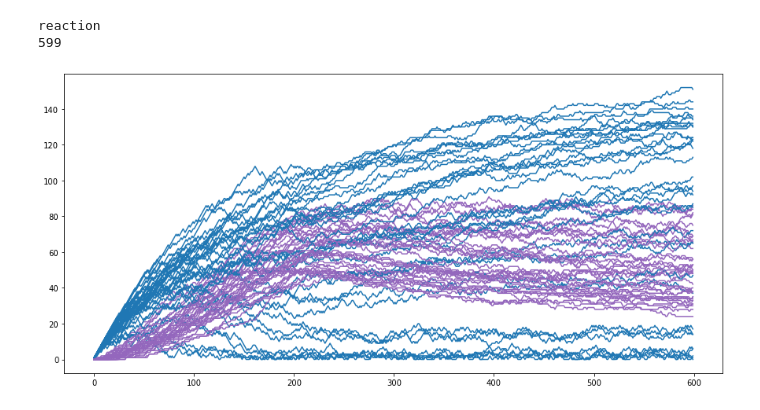
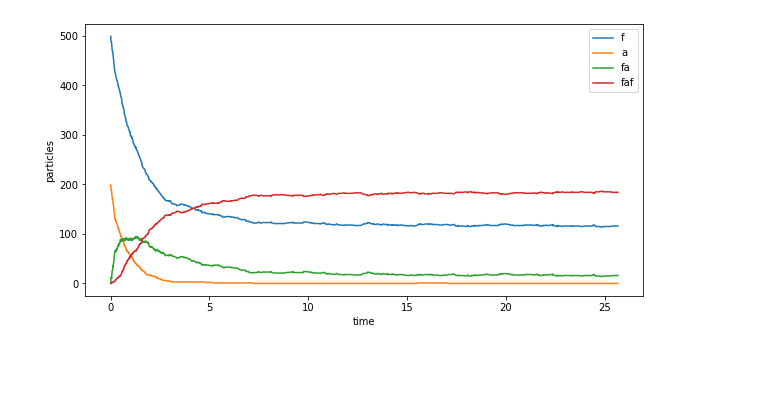
Before and after one commit to mileswhen/gillessa, a Jupyter notebook: SSAmodel.ipynb, the cells around one changed output. Saved outputs shown, nothing was run; the diff lists cells and outputs as text; code cells hidden in the pictures; blank space fills up the shorter version.

```diff
--- a/SSAmodel.ipynb
+++ b/SSAmodel.ipynb
@@ -232,44 +260,0 @@ fafsums = []
-# %%
-plotit = False
-for ap in range(0, 400, 10):
-    # initialize species
-    species_init = {
-        'f': 200,
-        'a': ap,
-        'fa': 0,
-        'faf': 0
-    }
-
-    sim = SSAmodel(surface, species_init, reacprops, reactions)
-
-    fasum = []
-    fafsum = []
-    for _ in range(600):
-        sim.simulate(1)
-        fasum.append(sim.matrices['fa'].sum())
-        fafsum.append(sim.matrices['faf'].sum())
-        clear_output(wait=True)
-        if plotit:
-            fig, (ax0, ax1, ax2, ax3) = plt.subplots(1,4, figsize=[15,5])
-            for ax, label in zip([ax0, ax1, ax2, ax3], ['f', 'a', 'fa', 'faf']):
-                ax.imshow(sim.matrices[label], vmin=0, vmax=8)
-                ax.axis('off')
-                ax.set_title(f"{label}, total: {sim.matrices[label].sum()}")
-            plt.show()
-        print(sim.choice)
-        print(_)
-        clear_output(wait=True)
-
-    fasums.append(fasum)
-    fafsums.append(fafsum)
-# %% [output]
-reaction
-599
-# %%
-plt.figure(figsize=[15,7])
-for a, b in zip(fasums[5:], fafsums[5:]):
-    plt.plot(a, color='tab:blue')
-    plt.plot(b, color='tab:purple')
-plt.show()
-# %% [output]
-[figure, removed]
@@ -281,0 +261,5 @@ for a, b in zip(fasums[0:], fafsums[0:]):
+# %%
+sim.simulate(1000, savedata=True)
+sim.plotsim()
+# %% [output]
+[figure, added]
```
Also changed, not shown: parts of 12 cells of this notebook.
